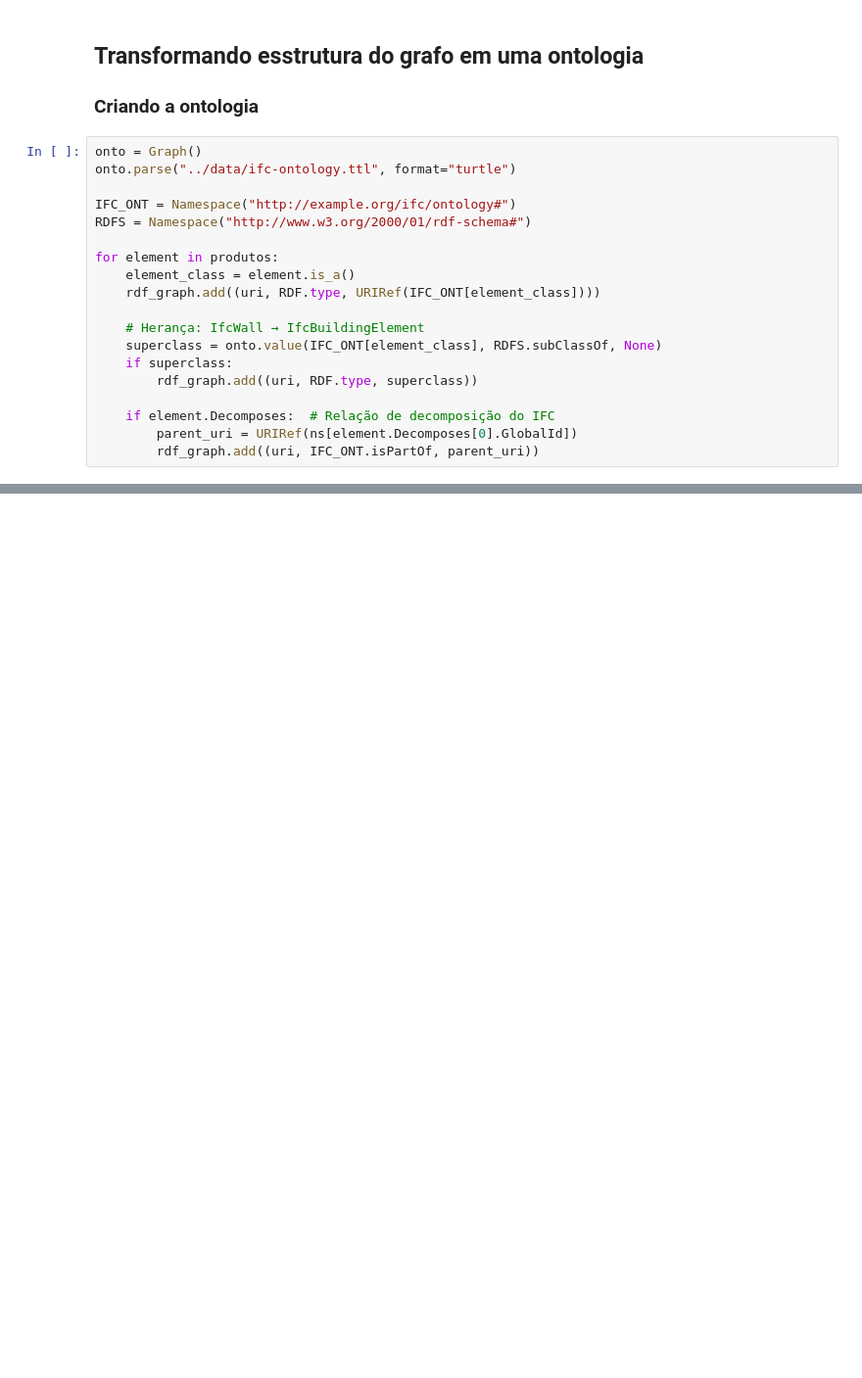
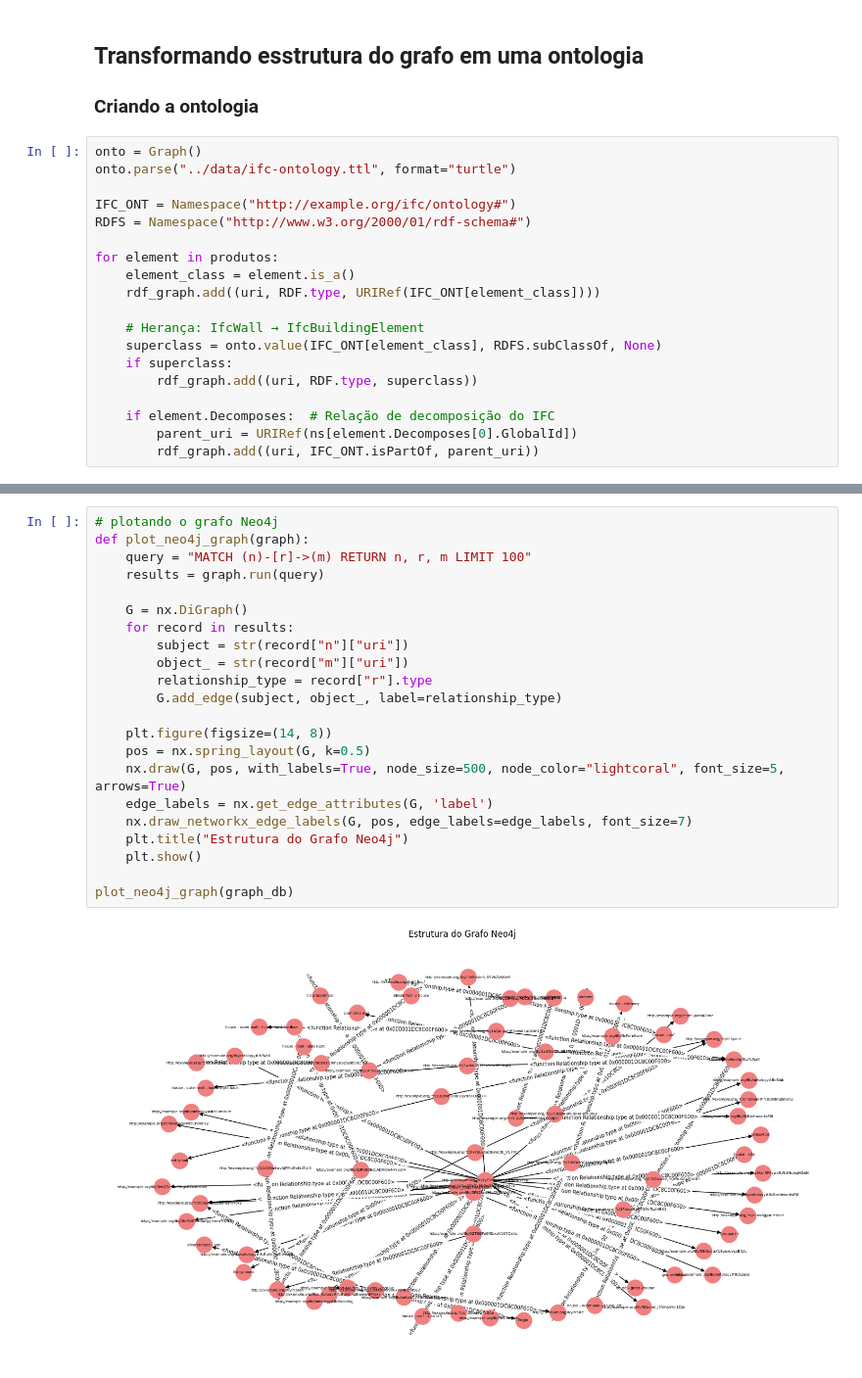
Before and after one commit to AntiKevin/ifc-ontology, a Jupyter notebook: notebooks/ifc-to-graph.ipynb, the cells around one changed output, grey strips where cells are left out. Shown at 98% size. Cells and saved outputs as stored; diff of their text form; blank space fills up the shorter version.

```diff
--- a/notebooks/ifc-to-graph.ipynb
+++ b/notebooks/ifc-to-graph.ipynb
@@ -159,0 +211,24 @@ load_rdf_to_neo4j(rdf_graph, graph_db)
+# %%
+# plotando o grafo Neo4j
+def plot_neo4j_graph(graph):
+    query = "MATCH (n)-[r]->(m) RETURN n, r, m LIMIT 100"
+    results = graph.run(query)
+
+    G = nx.DiGraph()
+    for record in results:
+        subject = str(record["n"]["uri"])
+        object_ = str(record["m"]["uri"])
+        relationship_type = record["r"].type
+        G.add_edge(subject, object_, label=relationship_type)
+
+    plt.figure(figsize=(14, 8))
+    pos = nx.spring_layout(G, k=0.5)
+    nx.draw(G, pos, with_labels=True, node_size=500, node_color="lightcoral", font_size=5, arrows=True)
+    edge_labels = nx.get_edge_attributes(G, 'label')
+    nx.draw_networkx_edge_labels(G, pos, edge_labels=edge_labels, font_size=7)
+    plt.title("Estrutura do Grafo Neo4j")
+    plt.show()
+
+plot_neo4j_graph(graph_db)
+# %% [output]
+[figure, added]
```
Also changed, not shown: parts of 10 cells of this notebook, 1 other file.
